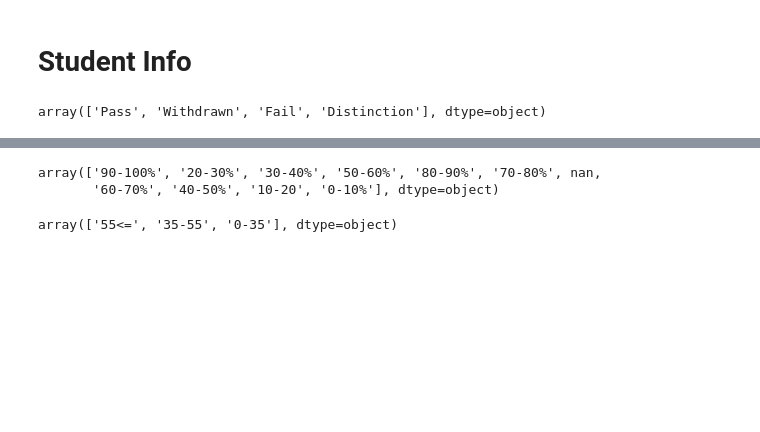
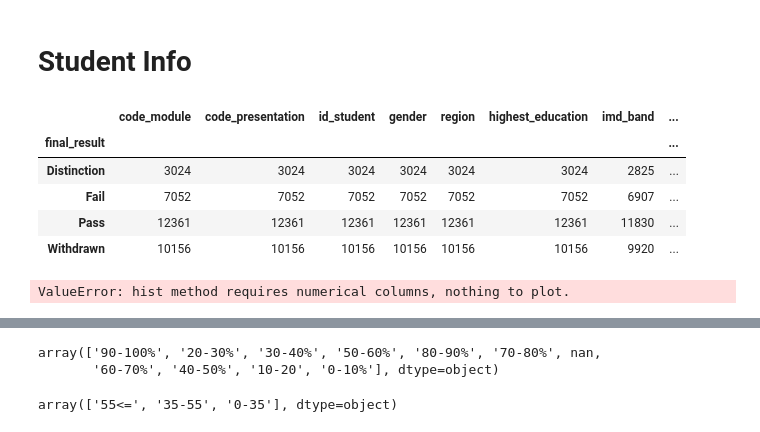
Before and after one commit to spinks/OULAD-MachineLearning, a Jupyter notebook: workbook.ipynb, the cells around one changed output, grey strips where cells are left out. Saved outputs shown, nothing was run; the diff lists cells and outputs as text; code cells hidden in the pictures; blank space fills up the shorter version.

```diff
--- a/workbook.ipynb
+++ b/workbook.ipynb
@@ -11,10 +11,19 @@ import matplotlib.pyplot as plt
 # Student Info
 # %%
 student_info = pd.read_csv('./anonymisedData/studentInfo.csv')
+# %%
+student_info.groupby('final_result').count()
+# %% [output]
+|  | code_module | code_presentation | id_student | gender | region | highest_education | imd_band | ... |
+| final_result |  |  |  |  |  |  |  | ... |
+| Distinction | 3024 | 3024 | 3024 | 3024 | 3024 | 3024 | 2825 | ... |
+| Fail | 7052 | 7052 | 7052 | 7052 | 7052 | 7052 | 6907 | ... |
+| Pass | 12361 | 12361 | 12361 | 12361 | 12361 | 12361 | 11830 | ... |
+| Withdrawn | 10156 | 10156 | 10156 | 10156 | 10156 | 10156 | 9920 | ... |
 # %%
-student_info['final_result'].unique()
+student_info.hist('final_result')
 # %% [output]
-array(['Pass', 'Withdrawn', 'Fail', 'Distinction'], dtype=object)
+ValueError: hist method requires numerical columns, nothing to plot.
 # %%
 student_info.head()
 # %% [output]
```
Also changed, not shown: parts of 29 cells of this notebook, 3 other files.
